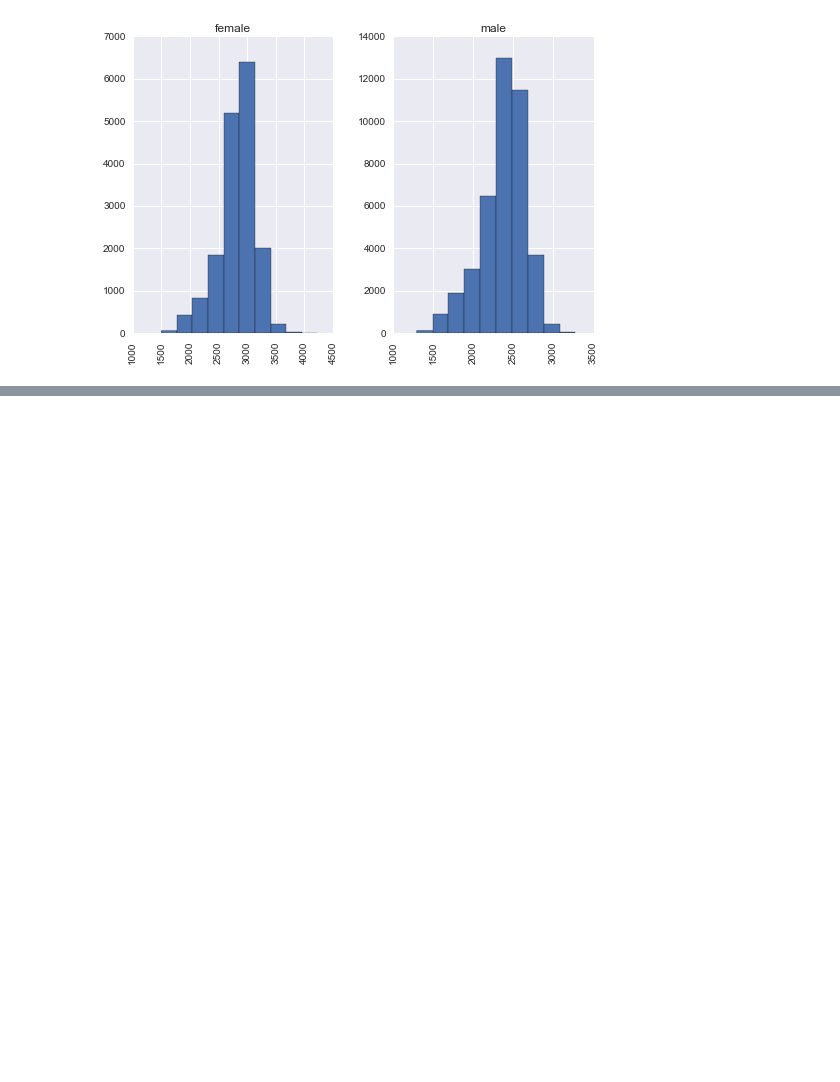
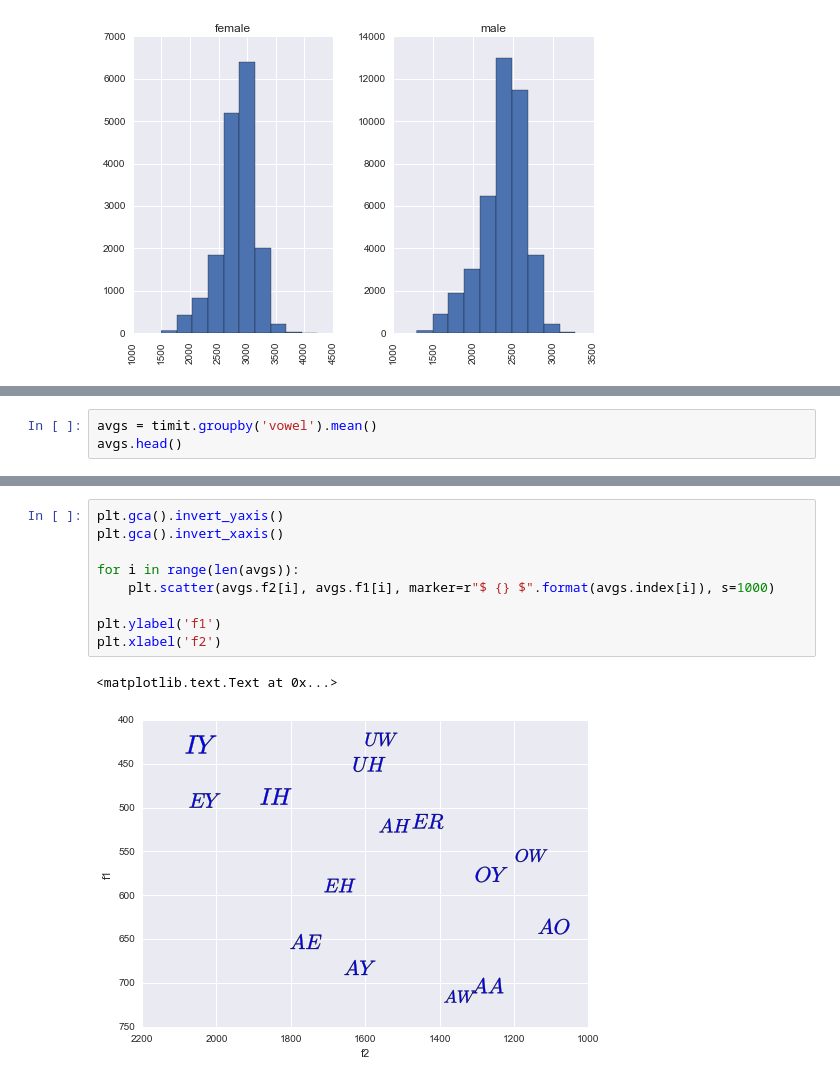
Before and after one commit to ds-modules/LINGUIS-110, a Jupyter notebook: Exploration.ipynb, the cells around one changed output, grey strips where cells are left out. Drawn from its saved outputs; the diff is of its cells as text; blank space fills up the shorter version.

Commit message:
timit graphs

```diff
--- a/Exploration.ipynb
+++ b/Exploration.ipynb
@@ -134,0 +103,3 @@ timit.groupby('word').count().head()
+# %%
+avgs = timit.groupby('vowel').mean()
+avgs.head()
@@ -134,0 +114,12 @@ timit.groupby('word').count().head()
+# %%
+plt.gca().invert_yaxis()
+plt.gca().invert_xaxis()
+
+for i in range(len(avgs)):
+    plt.scatter(avgs.f2[i], avgs.f1[i], marker=r"$ {} $".format(avgs.index[i]), s=1000)
+
+plt.ylabel('f1')
+plt.xlabel('f2')
+# %% [output]
+<matplotlib.text.Text at 0x...>
+[figure, added]
```
Also changed, not shown: parts of 12 cells of this notebook, 2 other files.
